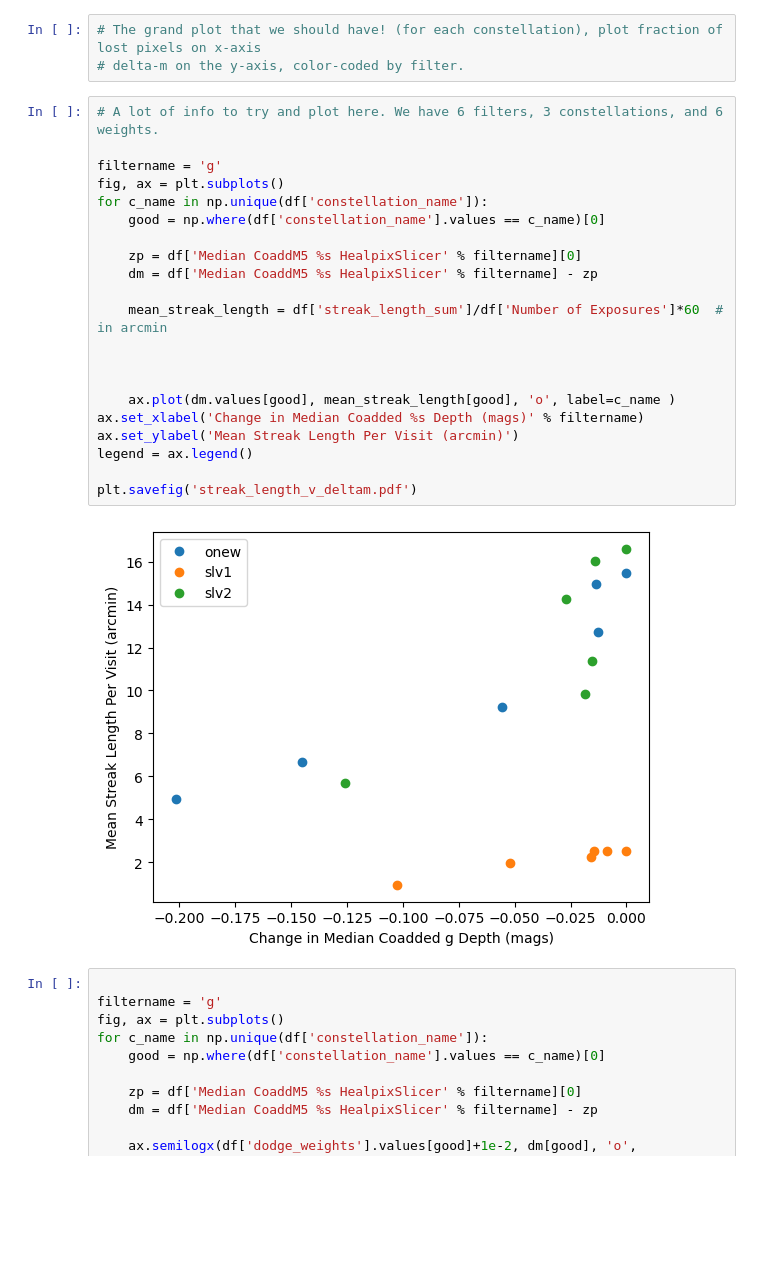
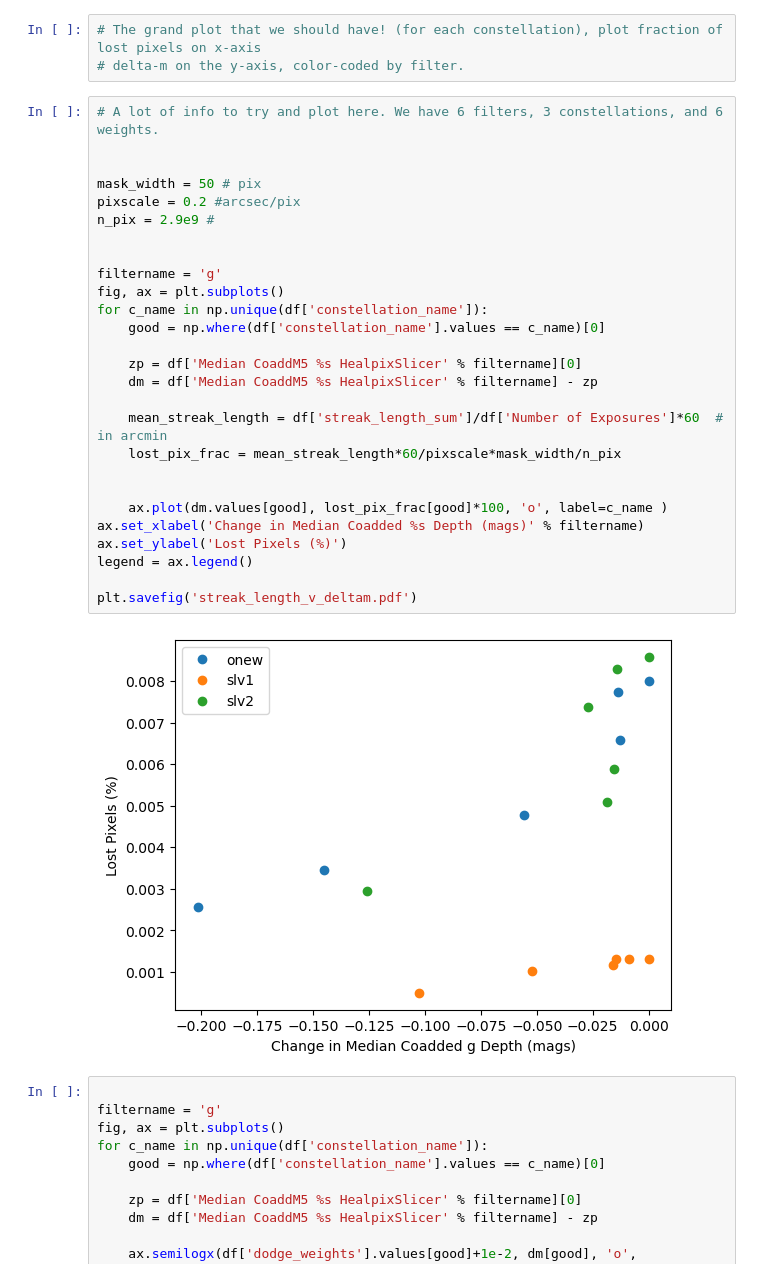
Before and after one commit to lsst-sims/satellite-dodging-ApJL, a Jupyter notebook: plots/compare_sim_runs.ipynb, the cells around one changed output. Drawn from its saved outputs; the diff is of its cells as text; blank space fills up the shorter version.

Commit message:
update to lost pix

```diff
--- a/plots/compare_sim_runs.ipynb
+++ b/plots/compare_sim_runs.ipynb
@@ -192,27 +192,33 @@ Text(0, 0.5, '$\\Delta m$ (mags)')
 # delta-m on the y-axis, color-coded by filter.
 # %%
 # A lot of info to try and plot here. We have 6 filters, 3 constellations, and 6 weights.
+
+
+mask_width = 50 # pix
+pixscale = 0.2 #arcsec/pix
+n_pix = 2.9e9 #
+
 
 filtername = 'g'
 fig, ax = plt.subplots()
 for c_name in np.unique(df['constellation_name']):
     good = np.where(df['constellation_name'].values == c_name)[0]
 
     zp = df['Median CoaddM5 %s HealpixSlicer' % filtername][0]
     dm = df['Median CoaddM5 %s HealpixSlicer' % filtername] - zp
 
     mean_streak_length = df['streak_length_sum']/df['Number of Exposures']*60  # in arcmin
+    lost_pix_frac = mean_streak_length*60/pixscale*mask_width/n_pix
 
 
-
-    ax.plot(dm.values[good], mean_streak_length[good], 'o', label=c_name )
+    ax.plot(dm.values[good], lost_pix_frac[good]*100, 'o', label=c_name )
 ax.set_xlabel('Change in Median Coadded %s Depth (mags)' % filtername)
-ax.set_ylabel('Mean Streak Length Per Visit (arcmin)')
+ax.set_ylabel('Lost Pixels (%)')
 legend = ax.legend()
 
 plt.savefig('streak_length_v_deltam.pdf')
 # %% [output]
-[figure, old version]
+[figure, new version]
 # %%
 
 filtername = 'g'
```
Also changed, not shown: 8 other files.
